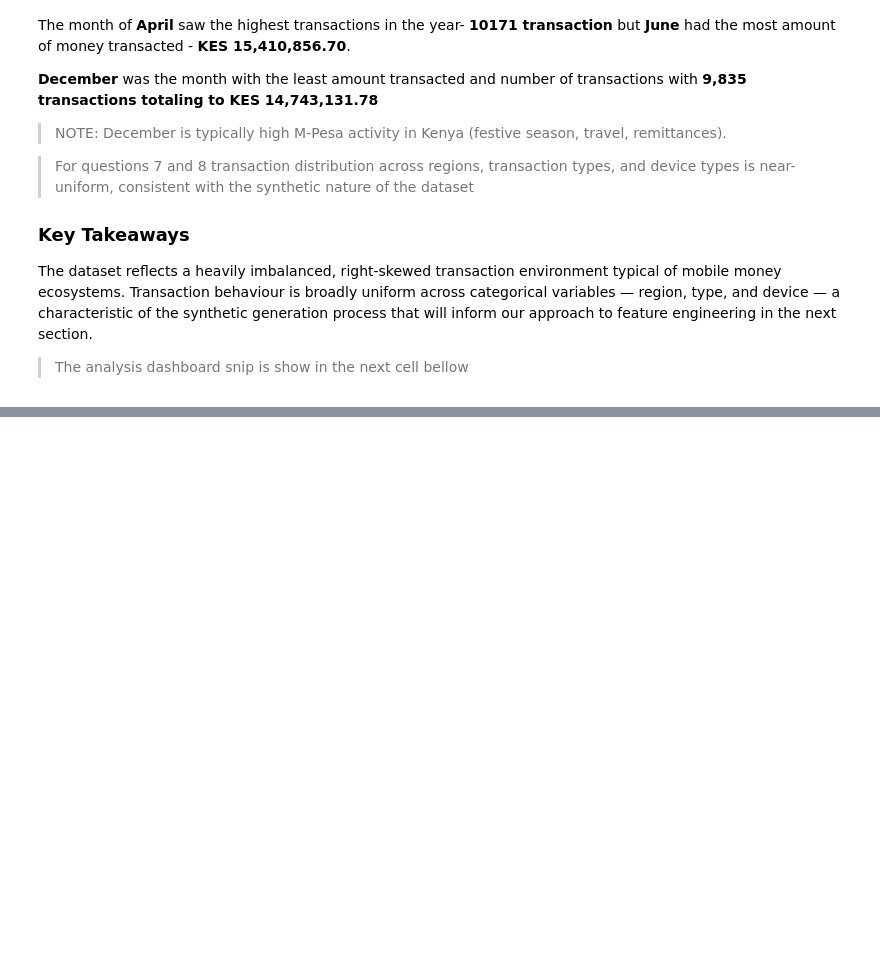
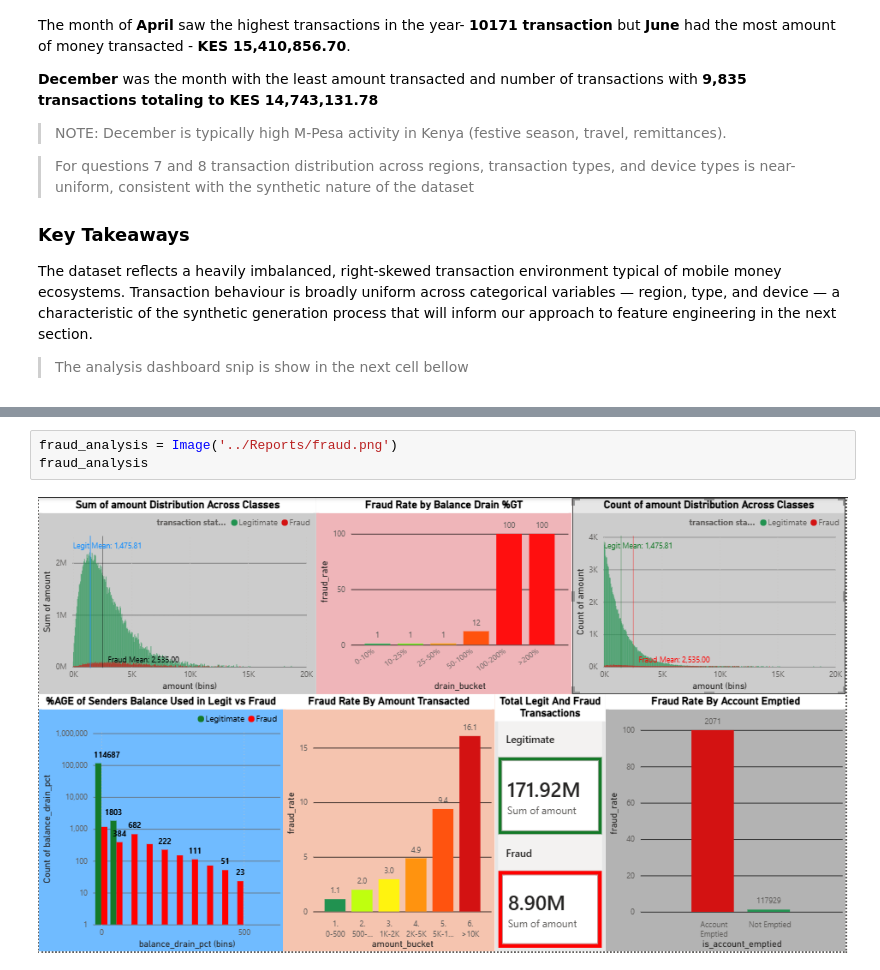
Before and after one commit to TonnieD/Mpesa-Fraud-Detection-System, a Jupyter notebook: Notebooks/EDA.ipynb, the cells around one changed output, grey strips where cells are left out. Drawn from its saved outputs; the diff is of its cells as text; blank space fills up the shorter version.

Commit message:
Fraud analysis

```diff
--- a/Notebooks/EDA.ipynb
+++ b/Notebooks/EDA.ipynb
@@ -289,0 +384,5 @@ Image('../Reports/transactions.png')
+# %%
+fraud_analysis = Image('../Reports/fraud.png')
+fraud_analysis
+# %% [output]
+[figure, added]
```
Also changed, not shown: parts of 2 cells of this notebook, 2 other files.
